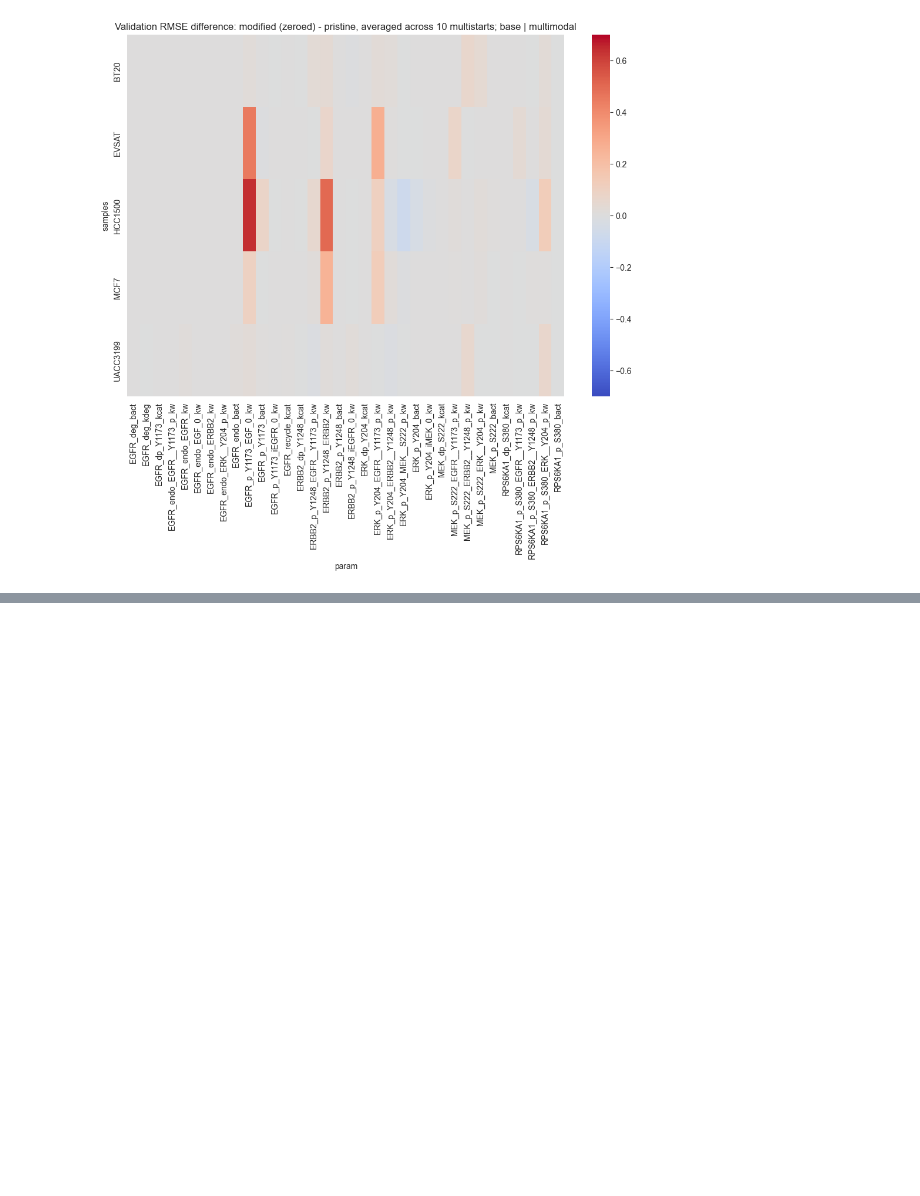
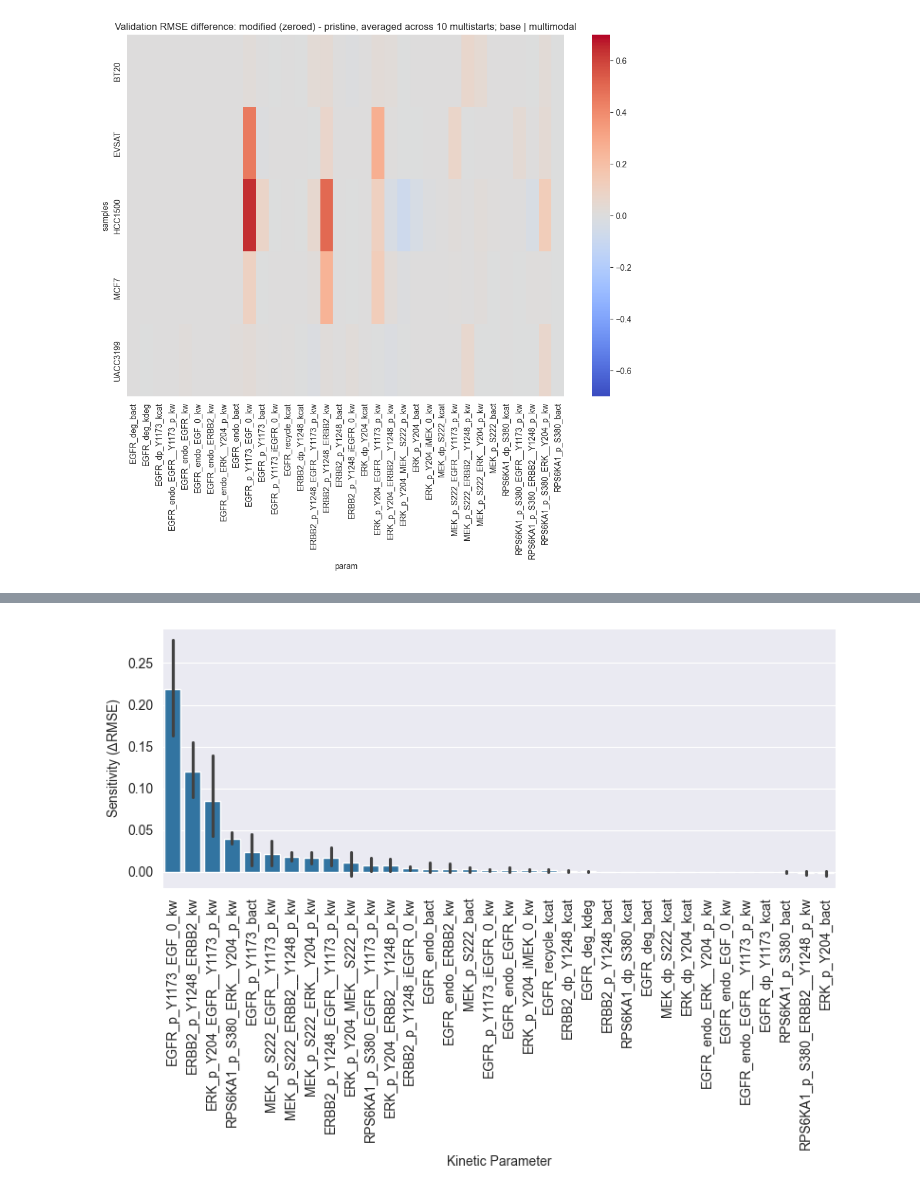
Before and after one commit to frohlich-lab/DeepMechanisticModels, a Jupyter notebook: sensitivity_analysis.ipynb, the cells around one changed output, grey strips where cells are left out. Saved outputs shown, nothing was run; the diff lists cells and outputs as text; code cells hidden in the pictures; blank space fills up the shorter version.

```diff
--- a/sensitivity_analysis.ipynb
+++ b/sensitivity_analysis.ipynb
@@ -180,0 +197,30 @@ plt.savefig("sensitivity_analysis_multimodal_base.png")
+# %%
+# filter to multimodal context
+df = results_df[results_df.context == "multimodal"]
+
+# compute mean rmse_diff per param
+order = (
+    df.groupby("param")["rmse_diff"]
+      .mean()
+      .sort_values(ascending=False)
+      .index
+)
+
+plt.figure(figsize=(8, 6))
+# plot with that order
+sns.barplot(
+    data=df,
+    x="param",
+    y="rmse_diff",
+    order=order,
+)
+
+plt.ylabel(r"Sensitivity ($\Delta$RMSE)")
+plt.xlabel("Kinetic Parameter")
+plt.xticks(rotation=90)
+plt.tight_layout()
+plt.savefig("mean_samples_sensitivity_multimodal_base.pdf")
+
+plt.show()
+# %% [output]
+[figure, added]
```
Also changed, not shown: parts of 20 cells of this notebook.
